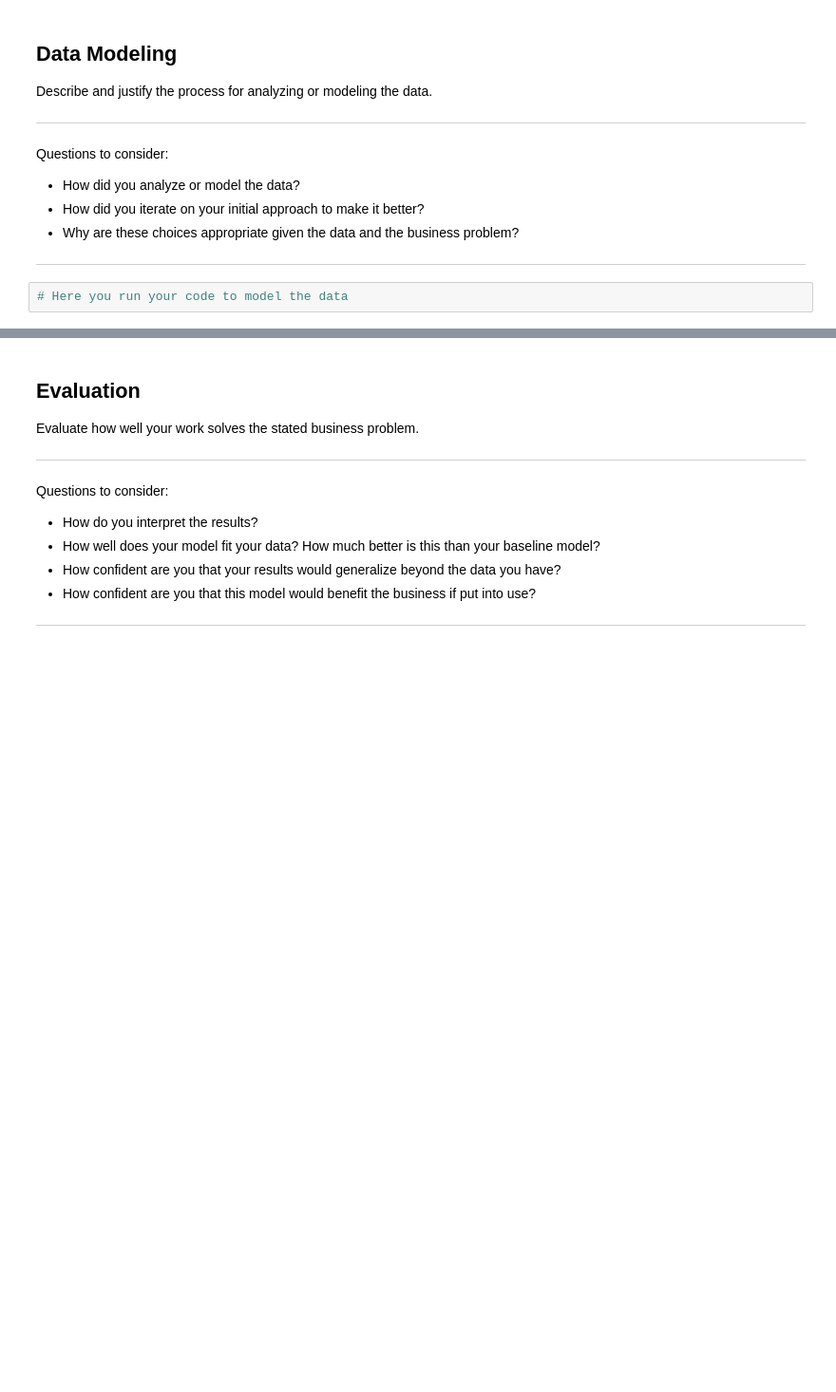
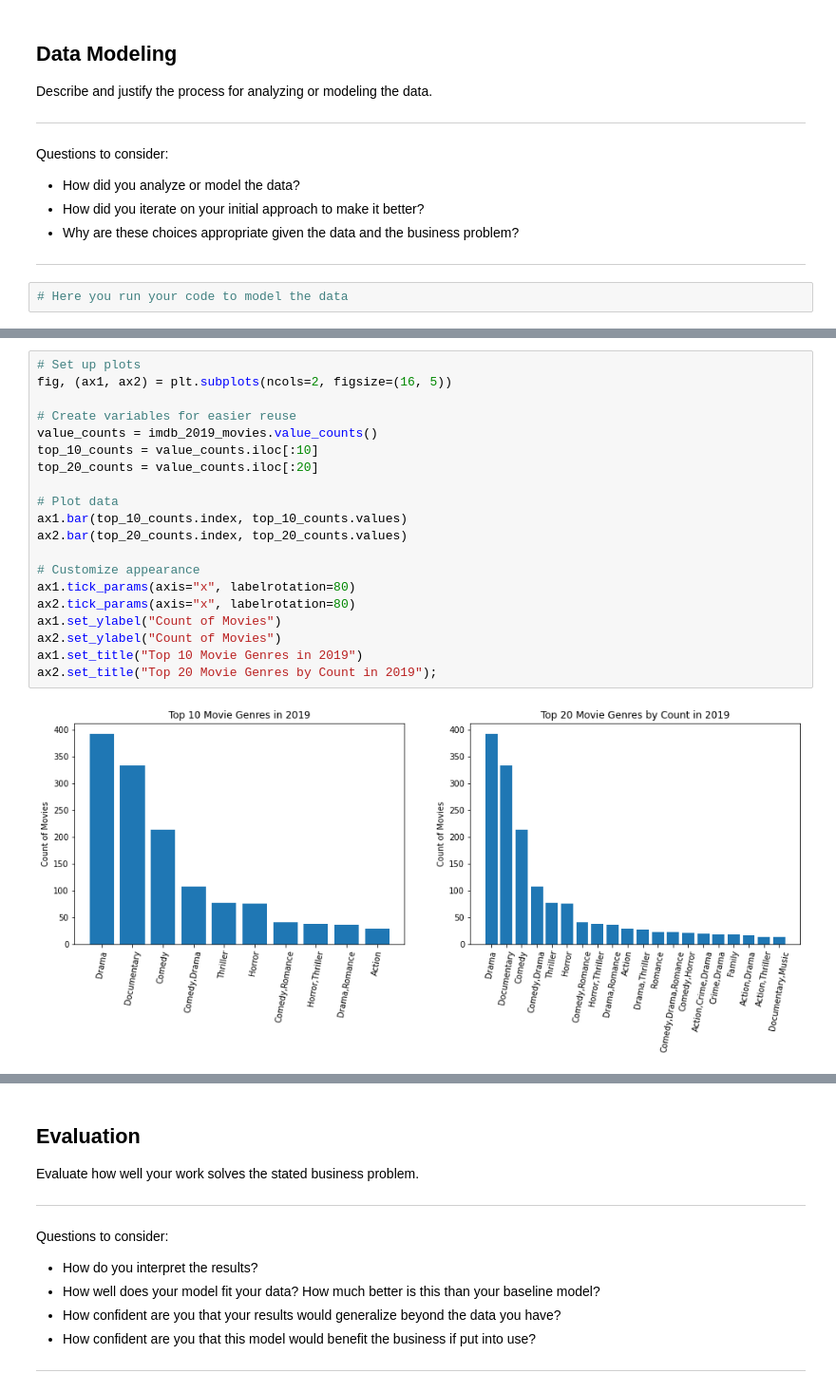
Before and after one commit to rusalka013/Microsoft-Movie-Analysis-project, a Jupyter notebook: dsc-phase1-project-template.ipynb, the cells around one changed output, grey strips where cells are left out. Shown at 95% size. Cells and saved outputs as stored; diff of their text form; blank space fills up the shorter version.

```diff
--- a/dsc-phase1-project-template.ipynb
+++ b/dsc-phase1-project-template.ipynb
@@ -143,0 +271,22 @@ Questions to consider:
+# %%
+# Set up plots
+fig, (ax1, ax2) = plt.subplots(ncols=2, figsize=(16, 5))
+
+# Create variables for easier reuse
+value_counts = imdb_2019_movies.value_counts()
+top_10_counts = value_counts.iloc[:10]
+top_20_counts = value_counts.iloc[:20]
+
+# Plot data
+ax1.bar(top_10_counts.index, top_10_counts.values)
+ax2.bar(top_20_counts.index, top_20_counts.values)
+
+# Customize appearance
+ax1.tick_params(axis="x", labelrotation=80)
+ax2.tick_params(axis="x", labelrotation=80)
+ax1.set_ylabel("Count of Movies")
+ax2.set_ylabel("Count of Movies")
+ax1.set_title("Top 10 Movie Genres in 2019")
+ax2.set_title("Top 20 Movie Genres by Count in 2019");
+# %% [output]
+[figure, added]
```
Also changed, not shown: parts of 11 cells of this notebook.
